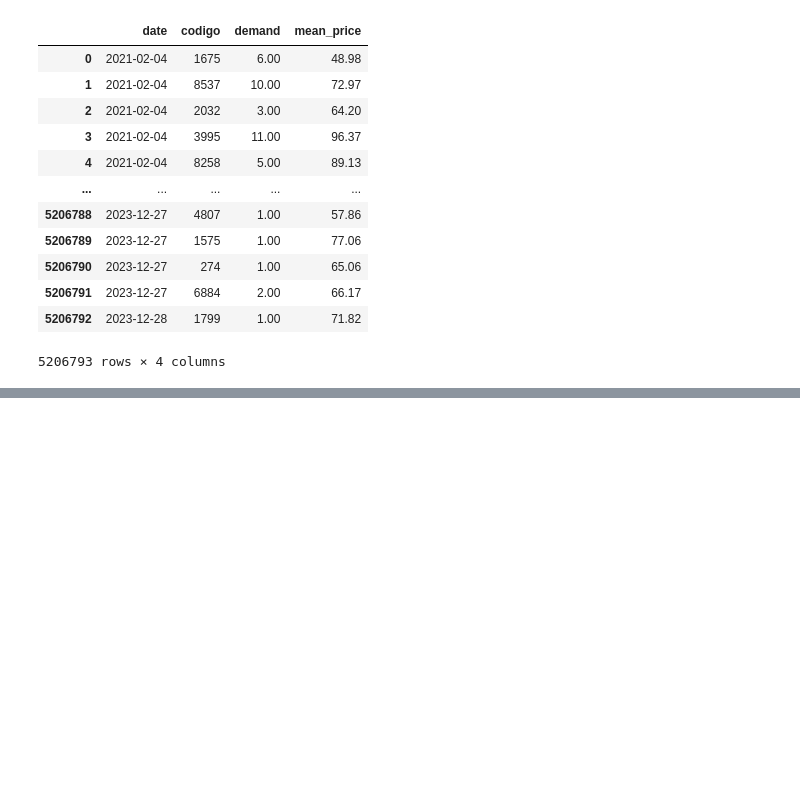
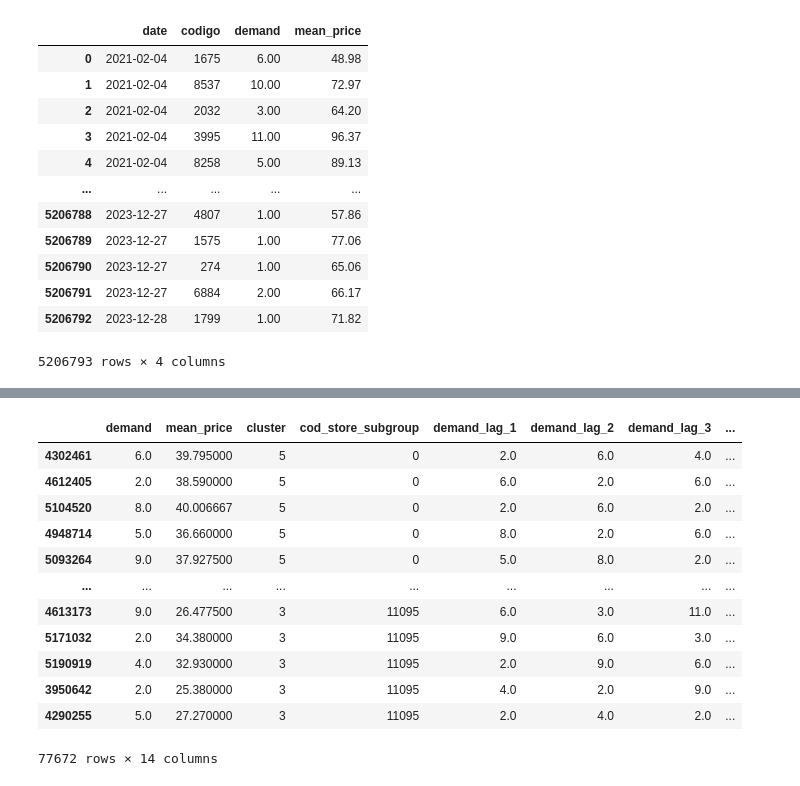
Before and after one commit to Emiliano-Torres/proyecto_eci, a Jupyter notebook: DataProcessing.ipynb, the cells around one changed output, grey strips where cells are left out. Cells and saved outputs as stored; diff of their text form; code cells hidden in the pictures; blank space fills up the shorter version.

```diff
--- a/DataProcessing.ipynb
+++ b/DataProcessing.ipynb
@@ -369,0 +397,16 @@ importar_ventas()
+# %%
+X_test
+# %% [output]
+|  | demand | mean_price | cluster | cod_store_subgroup | demand_lag_1 | demand_lag_2 | demand_lag_3 | ... |
+| 4302461 | 6.0 | 39.795000 | 5 | 0 | 2.0 | 6.0 | 4.0 | ... |
+| 4612405 | 2.0 | 38.590000 | 5 | 0 | 6.0 | 2.0 | 6.0 | ... |
+| 5104520 | 8.0 | 40.006667 | 5 | 0 | 2.0 | 6.0 | 2.0 | ... |
+| 4948714 | 5.0 | 36.660000 | 5 | 0 | 8.0 | 2.0 | 6.0 | ... |
+| 5093264 | 9.0 | 37.927500 | 5 | 0 | 5.0 | 8.0 | 2.0 | ... |
+| ... | ... | ... | ... | ... | ... | ... | ... | ... |
+| 4613173 | 9.0 | 26.477500 | 3 | 11095 | 6.0 | 3.0 | 11.0 | ... |
+| 5171032 | 2.0 | 34.380000 | 3 | 11095 | 9.0 | 6.0 | 3.0 | ... |
+| 5190919 | 4.0 | 32.930000 | 3 | 11095 | 2.0 | 9.0 | 6.0 | ... |
+| 3950642 | 2.0 | 25.380000 | 3 | 11095 | 4.0 | 2.0 | 9.0 | ... |
+| 4290255 | 5.0 | 27.270000 | 3 | 11095 | 2.0 | 4.0 | 2.0 | ... |
+77672 rows × 14 columns
```
Also changed, not shown: parts of 6 cells of this notebook, 2 other files.
